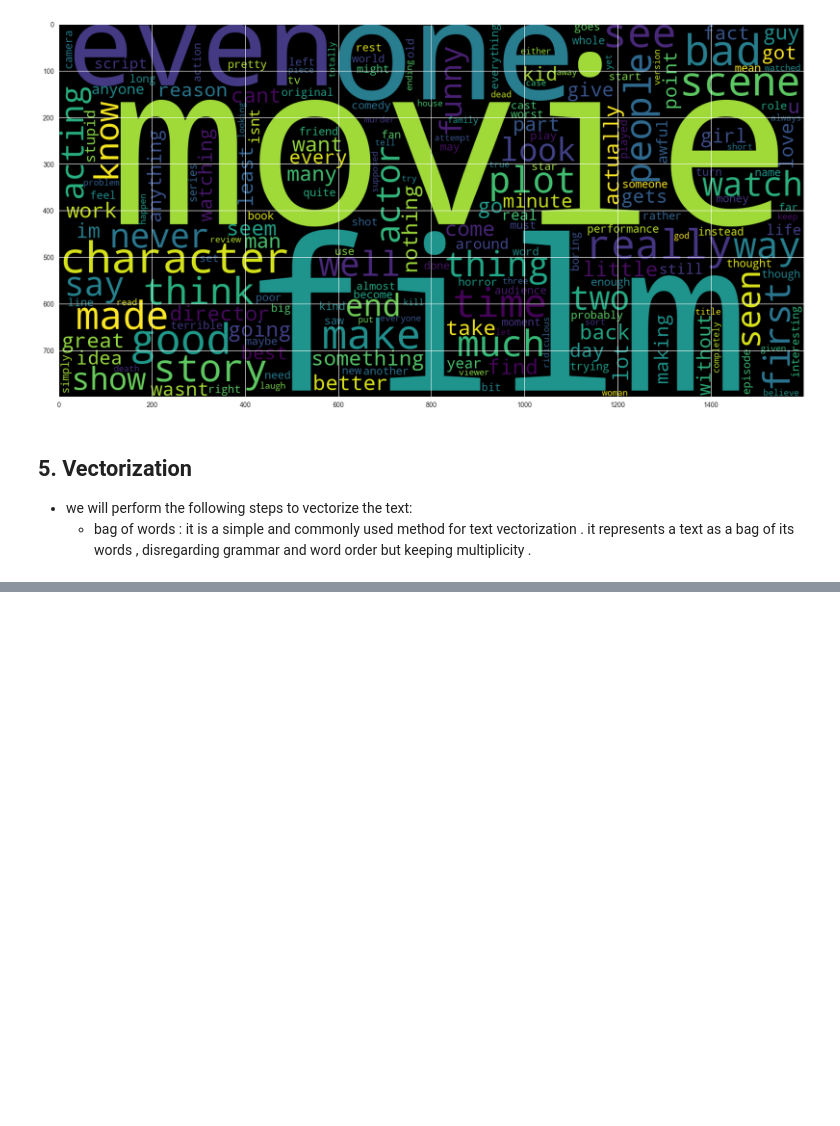
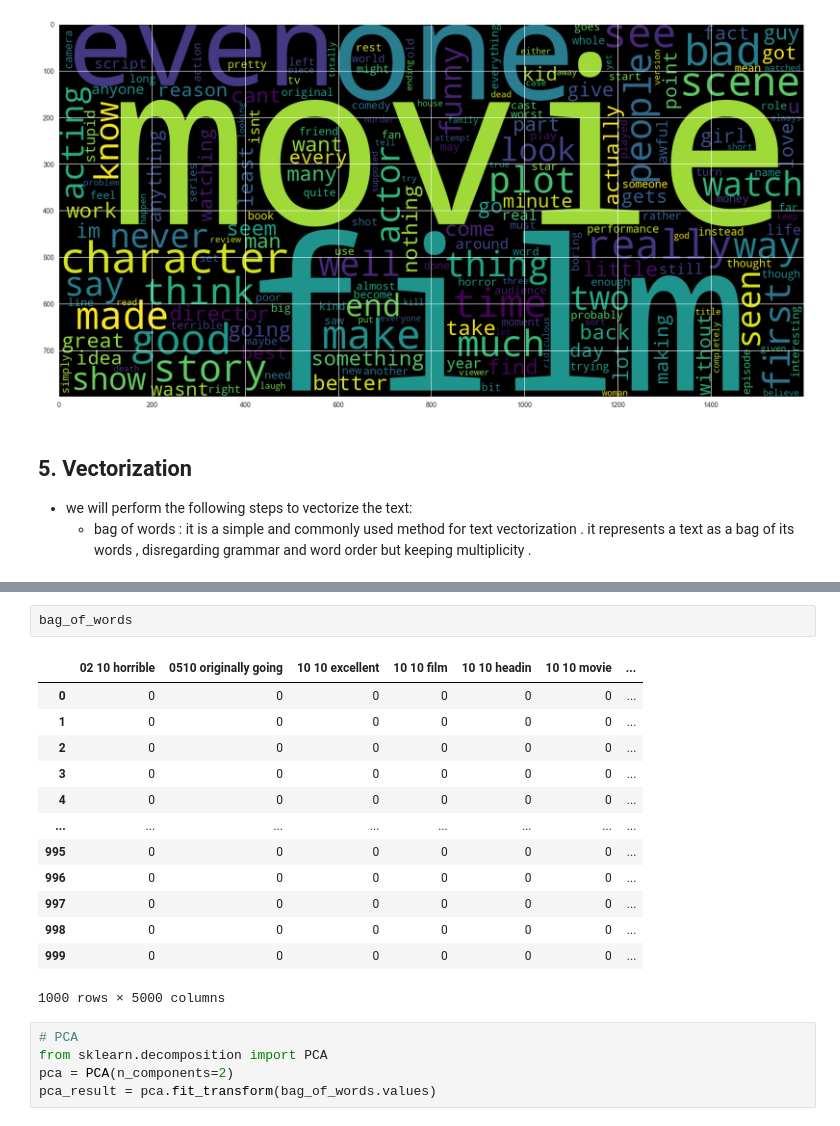
Before and after one commit to DevRitesh08/0.-Preparatory-Topics-for-ML, a Jupyter notebook: Pandas/Pandas-NLP-Data.ipynb, the cells around one changed output, grey strips where cells are left out. Drawn from its saved outputs; the diff is of its cells as text; blank space fills up the shorter version.

```diff
--- a/Pandas/Pandas-NLP-Data.ipynb
+++ b/Pandas/Pandas-NLP-Data.ipynb
@@ -564,0 +590,21 @@ df
+# %%
+bag_of_words
+# %% [output]
+|  | 02 10 horrible | 0510 originally going | 10 10 excellent | 10 10 film | 10 10 headin | 10 10 movie | ... |
+| 0 | 0 | 0 | 0 | 0 | 0 | 0 | ... |
+| 1 | 0 | 0 | 0 | 0 | 0 | 0 | ... |
+| 2 | 0 | 0 | 0 | 0 | 0 | 0 | ... |
+| 3 | 0 | 0 | 0 | 0 | 0 | 0 | ... |
+| 4 | 0 | 0 | 0 | 0 | 0 | 0 | ... |
+| ... | ... | ... | ... | ... | ... | ... | ... |
+| 995 | 0 | 0 | 0 | 0 | 0 | 0 | ... |
+| 996 | 0 | 0 | 0 | 0 | 0 | 0 | ... |
+| 997 | 0 | 0 | 0 | 0 | 0 | 0 | ... |
+| 998 | 0 | 0 | 0 | 0 | 0 | 0 | ... |
+| 999 | 0 | 0 | 0 | 0 | 0 | 0 | ... |
+1000 rows × 5000 columns
+# %%
+# PCA
+from sklearn.decomposition import PCA
+pca = PCA(n_components=2)
+pca_result = pca.fit_transform(bag_of_words.values)
```
Also changed, not shown: parts of 7 cells of this notebook.
